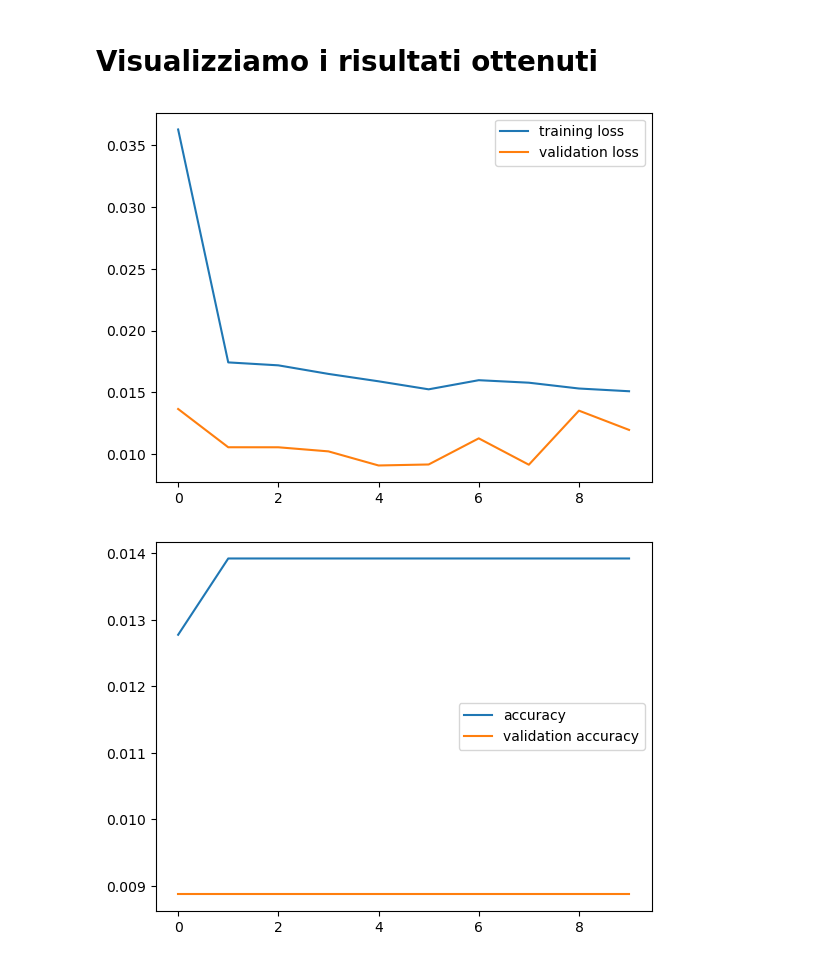
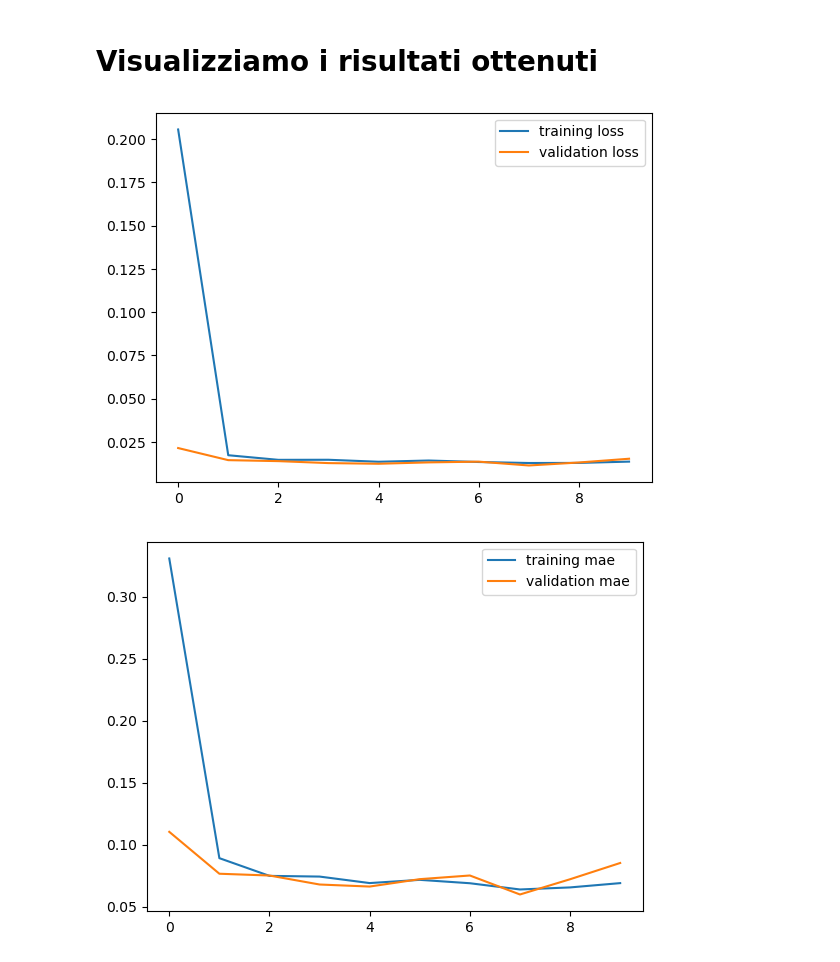
Before and after one commit to Simone-Scalella/AgriVision2022, a Jupyter notebook: vgg16Test.ipynb, the cells around one changed output. Drawn from its saved outputs; the diff is of its cells as text; code cells hidden in the pictures.

Commit message:
plot of metrics

```diff
--- a/vgg16Test.ipynb
+++ b/vgg16Test.ipynb
@@ -381,7 +374,7 @@ _________________________________________________________________
 # I create compile part.
 vgg19Model.compile(loss = "mean_squared_error",
              optimizer = "rmsprop",
-             metrics = ["accuracy","mse","mae"])
+             metrics = ["mse","mae"])
 # %% [markdown]
 # Addestramento
 # %%
@@ -423,12 +416,12 @@ plt.plot(hisy_vgg19.history["val_loss"], label = "validation loss")
 plt.legend()
 plt.show()
 # %% [output]
-[figure, old version]
+[figure, new version]
 # %%
-# Accuracy And Validation Accuracy
-plt.plot(hisy_vgg19.history["accuracy"], label = "accuracy")
-plt.plot(hisy_vgg19.history["val_accuracy"], label = "validation accuracy")
+# mae e val mae
+plt.plot(hisy_vgg19.history["mae"], label = "training mae")
+plt.plot(hisy_vgg19.history["val_mae"], label = "validation mae")
 plt.legend()
 plt.show()
 # %% [output]
-[figure, old version]
+[figure, new version]
```
Also changed, not shown: parts of 18 cells of this notebook.
